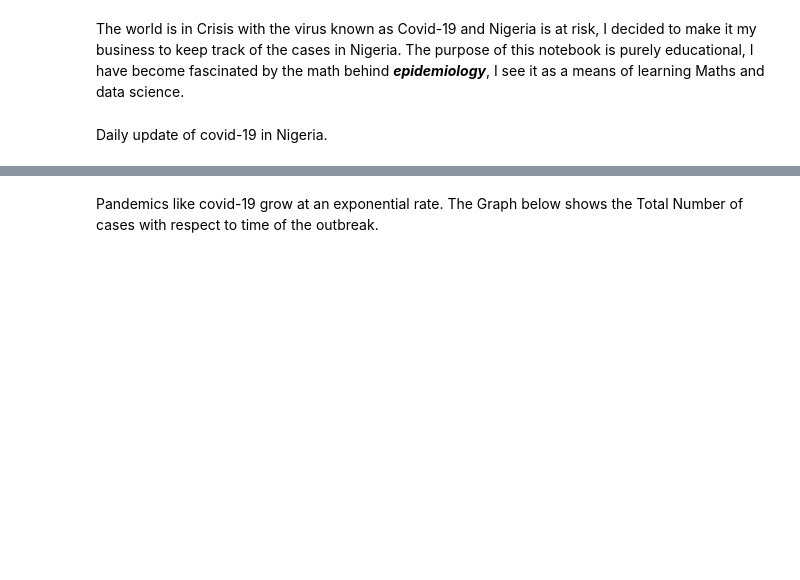
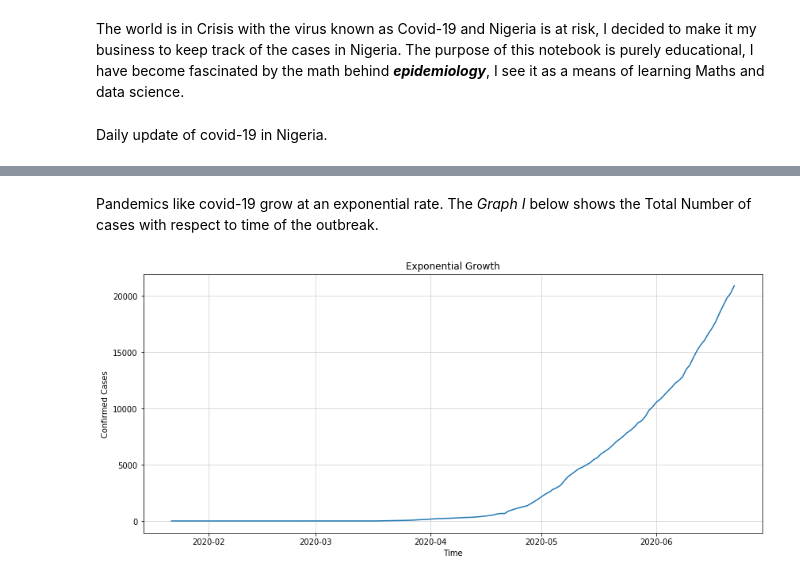
Before and after one commit to EteimZ/Covid-19_prediction_in_Nigeria, a Jupyter notebook: Covid-19.ipynb, the cells around one changed output, grey strips where cells are left out. Drawn from its saved outputs; the diff is of its cells as text; code cells hidden in the pictures; blank space fills up the shorter version.

```diff
--- a/Covid-19.ipynb
+++ b/Covid-19.ipynb
@@ -23,2 +72,11 @@ Ncases = dataframe.No_of_Cases
 # %% [markdown]
-Pandemics like covid-19 grow at an exponential rate. The Graph below shows the Total Number of cases with respect to time of the outbreak.
+Pandemics like covid-19 grow at an exponential rate. The *Graph I* below shows the Total Number of cases with respect to time of the outbreak.
+# %%
+plt.figure(figsize=(14,6))
+plt.plot(dataframe.index, dataframe.Nigeria)
+plt.xlabel("Time")
+plt.ylabel("Confirmed Cases")
+plt.grid(color='#d4d4d4')
+plt.title("Exponential Growth");
+# %% [output]
+[figure, added]
```
Also changed, not shown: parts of 24 cells of this notebook, 1 other file.
